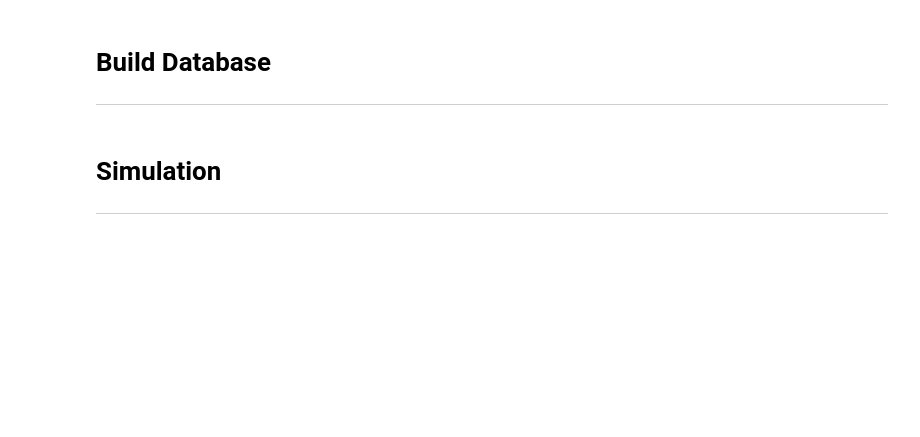
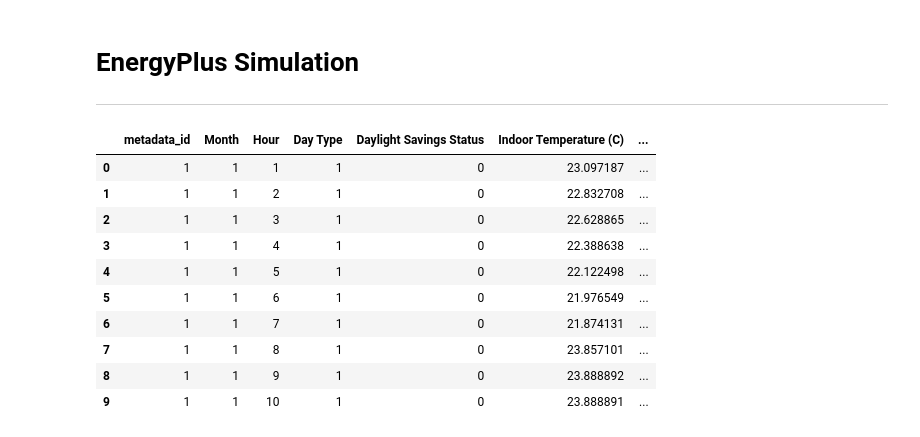
Before and after one commit to zbitouzakaria/CityLearn, a Jupyter notebook: nrel_xstock/nrel_xstock/database.ipynb, the cells around one changed output. Saved outputs shown, nothing was run; the diff lists cells and outputs as text; code cells hidden in the pictures; blank space fills up the shorter version.

```diff
--- a/nrel_xstock/nrel_xstock/database.ipynb
+++ b/nrel_xstock/nrel_xstock/database.ipynb
@@ -7,6 +11,3 @@ from nrel_xstock.simulate import CityLearnSimulator, OpenStudioModelEditor
 # %%
-database_filepath = 'database.sql'
-resstock_database = ResstockDatabase(filepath=database_filepath)
+database_filepath = '/Users/kingsleyenweye/Desktop/INTELLIGENT_ENVIRONMENT_LAB/citylearn/data/nrel/database.db'
+database = ResstockDatabase(filepath=database_filepath)
-# %% [markdown]
-# Build Database
-***
@@ -28,4 +14,18 @@ resstock_database = ResstockDatabase(filepath=database_filepath)
 # %% [markdown]
-# Simulation
+# EnergyPlus Simulation
 ***
+# %%
+database.query_table("select * from citylearn_energyplus_simulation_result limit 10")
+# %% [output]
+|  | metadata_id | Month | Hour | Day Type | Daylight Savings Status | Indoor Temperature (C) | ... |
+| 0 | 1 | 1 | 1 | 1 | 0 | 23.097187 | ... |
+| 1 | 1 | 1 | 2 | 1 | 0 | 22.832708 | ... |
+| 2 | 1 | 1 | 3 | 1 | 0 | 22.628865 | ... |
+| 3 | 1 | 1 | 4 | 1 | 0 | 22.388638 | ... |
+| 4 | 1 | 1 | 5 | 1 | 0 | 22.122498 | ... |
+| 5 | 1 | 1 | 6 | 1 | 0 | 21.976549 | ... |
+| 6 | 1 | 1 | 7 | 1 | 0 | 21.874131 | ... |
+| 7 | 1 | 1 | 8 | 1 | 0 | 23.857101 | ... |
+| 8 | 1 | 1 | 9 | 1 | 0 | 23.888892 | ... |
+| 9 | 1 | 1 | 10 | 1 | 0 | 23.888891 | ... |
 # %%
```
Also changed, not shown: parts of 7 cells of this notebook, 7 other files.
